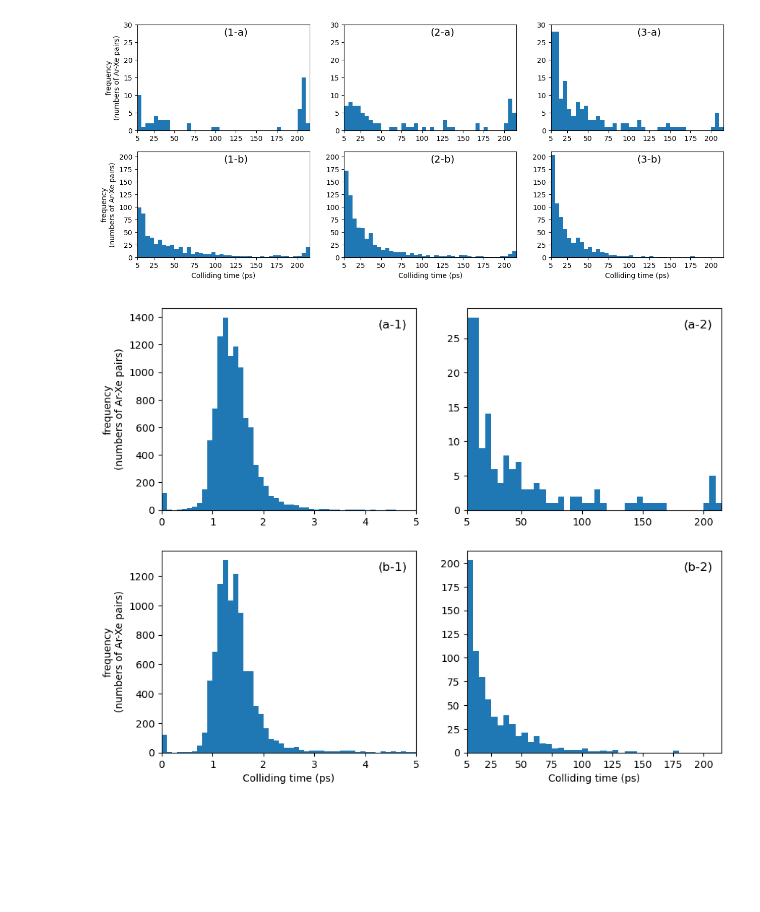
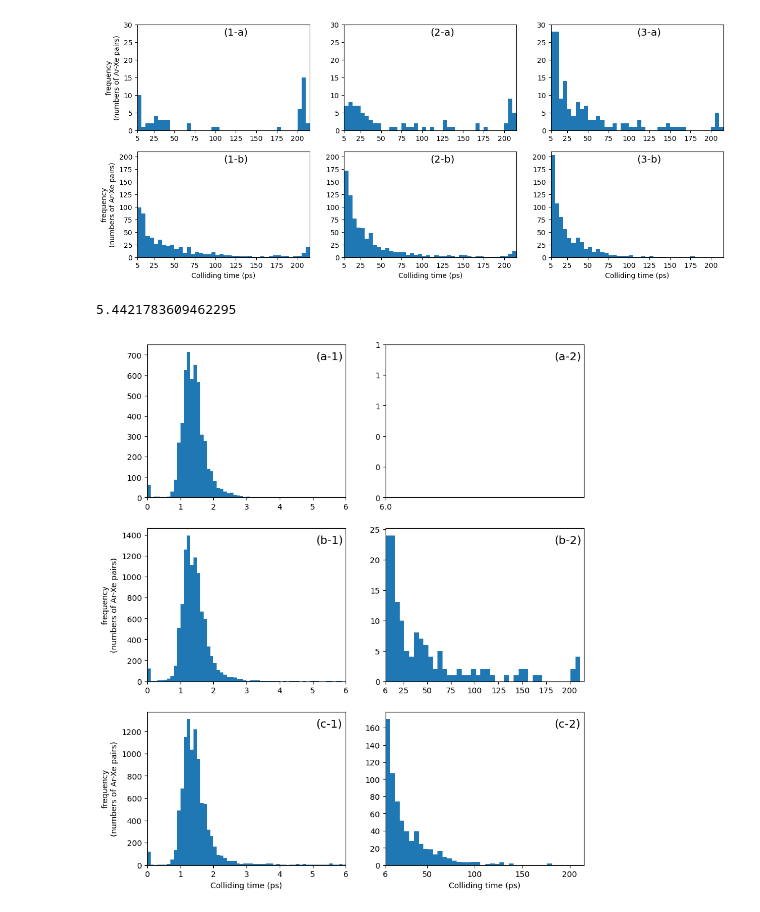
Before and after one commit to RibeiroGroup/Molecular-Dynamics-for-CIS, a Jupyter notebook: src/analyze_monte_carlo.ipynb, the cells around one changed output. Saved outputs shown, nothing was run; the diff lists cells and outputs as text; code cells hidden in the pictures; blank space fills up the shorter version.

```diff
--- a/src/analyze_monte_carlo.ipynb
+++ b/src/analyze_monte_carlo.ipynb
@@ -374,14 +374,14 @@ for i, (temp, cavityfield_result_path) in enumerate(CAVITYFIELD_RESULT_DICT3.ite
 
     ax[i].set_xlim(0, 250)
 
-    """
+    #"""
     if i == 0:
-        ax[i].set_ylim(-0.01, 4)
+        ax[i].set_ylim(-0.01, 5.7)
         tax.set_ylim(-0.01, 0.72)
     elif i == 1:
-        ax[i].set_ylim(-0.01, 6.5)
-        tax.set_ylim(-0.01, 1.0)
-    """
+        ax[i].set_ylim(-0.01, 9)
+        tax.set_ylim(-0.01, 0.72)
+    #"""
 
     ax[i].set_ylabel(r"Cavity field energy ($10^{-3} eV$)")
     tax.set_ylabel(r"Free field energy ($10^{-23} eV$)")
@@ -463,58 +463,78 @@ x = np.linspace(5, 200, 1000)
 
 fig,ax = plt.subplots()
 ax.plot(x, model.predict(x.reshape(-1,1)))
+# %%
+max(ct0)
+# %% [output]
+5.4421783609462295
 # %%
 ##################################
 # HISTOGRAM OF COLLISION TIME    #
 # Initially zero amplitude field #
 ##################################
 
-fig,ax = plt.subplots(2,2, figsize = (10,8))
+fig,ax = plt.subplots(3,2, figsize = (10,12))
 
 bin_dict = {}
 
+ct0 = getall_colliding_time(FREEFIELD_RESULT_DICT['100.0'], limit = 0)
+
+bin1 = ax[0,0].hist(ct0, np.arange(0,6 + 0.1, 0.1))
+bin2 = ax[0,1].hist(ct0, np.arange(5.9999,214.9999,4.9999))
+
+ax[0,1].set_xticks(list(ax[i,1].get_xticks()) + [5])
+ax[0,1].set_xlim(5,215)
+
+ax[0,1].yaxis.set_major_formatter('{x:.0f}')
+ax[0,1].set_ylim(0,1)
+
+ax[0,1].set_xticks(list(ax[i,1].get_xticks()) + [6])
+ax[0,1].set_xlim(6,215)
+ax[0,0].set_xlim(0,6)
+
 for i, coup_str in enumerate(['Lxy1e1', 'Lxy2e1']):
+    i+= 1
 
     cavityfield_result_dict = CAVITYFIELD_RESULT_DICT3[coup_str]
     ct = getall_colliding_time(cavityfield_result_dict, limit = 0)
 
-    bin1 = ax[i,0].hist(ct, np.arange(0,5 + 0.1, 0.1))
-    bin2 = ax[i,1].hist(ct, np.arange(4.9999,214.9999,4.9999))
+    bin1 = ax[i,0].hist(ct, np.arange(0,6 + 0.1, 0.1))
+    bin2 = ax[i,1].hist(ct, np.arange(5.9999,214.9999,4.9999))
 
     bin_dict.update({coup_str: (bin1, bin2)})
 
     del ct
     del cavityfield_result_dict
 
-
     ax[i,1].yaxis.set_major_formatter('{x:.0f}')
 
-    ax[i,0].set_xlim(0,5)
-    ax[i,1].set_xlim(5,215)
+    ax[i,0].set_xlim(0,6)
 
     ax[i,0].set_ylabel('frequency\n(numbers of Ar-Xe pairs)')
 
     if i == 0:
         ax[i,1].yaxis.set_major_locator(MultipleLocator(5))
     elif i == 1:
         ax[i,1].xaxis.set_major_locator(MultipleLocator(25))
 
-    ax[i,1].set_xticks(list(ax[i,1].get_xticks()) + [5])
-    ax[i,1].set_xlim(5,215)
+    ax[i,1].set_xticks(list(ax[i,1].get_xticks()) + [6])
+    ax[i,1].set_xlim(6,215)
 
 
-ax[1,0].set_xlabel('Colliding time (ps)')
-ax[1,1].set_xlabel('Colliding time (ps)')
+ax[2,0].set_xlabel('Colliding time (ps)')
+ax[2,1].set_xlabel('Colliding time (ps)')
 
-ax[0,0].annotate('(a-1)',xy = (0.85,0.9), xycoords = 'axes fraction', fontsize = 'large')
-ax[1,0].annotate('(b-1)',xy = (0.85,0.9), xycoords = 'axes fraction', fontsize = 'large')
+ax[0,0].annotate('(a-1)',xy = (0.85,0.9), xycoords = 'axes fraction', fontsize = 'x-large')
+ax[1,0].annotate('(b-1)',xy = (0.85,0.9), xycoords = 'axes fraction', fontsize = 'x-large')
+ax[2,0].annotate('(c-1)',xy = (0.85,0.9), xycoords = 'axes fraction', fontsize = 'x-large')
 
-ax[0,1].annotate('(a-2)',xy = (0.85,0.9), xycoords = 'axes fraction', fontsize = 'large')
-ax[1,1].annotate('(b-2)',xy = (0.85,0.9), xycoords = 'axes fraction', fontsize = 'large')
+ax[0,1].annotate('(a-2)',xy = (0.85,0.9), xycoords = 'axes fraction', fontsize = 'x-large')
+ax[1,1].annotate('(b-2)',xy = (0.85,0.9), xycoords = 'axes fraction', fontsize = 'x-large')
+ax[2,1].annotate('(c-2)',xy = (0.85,0.9), xycoords = 'axes fraction', fontsize = 'x-large')
 
 fig.savefig(fig_root + 'histogram_boltzmann.jpeg',dpi=600, bbox_inches = 'tight')
 # %% [output]
-[figure, old version]
+[figure, new version]
 # %%
 cavityfield_result_dict2 = categorizing_pickle(
     CAVITYFIELD_RESULT_DICT2['Lxy15'], ''
```
Also changed, not shown: parts of 1 cell of this notebook, 7 other files.
